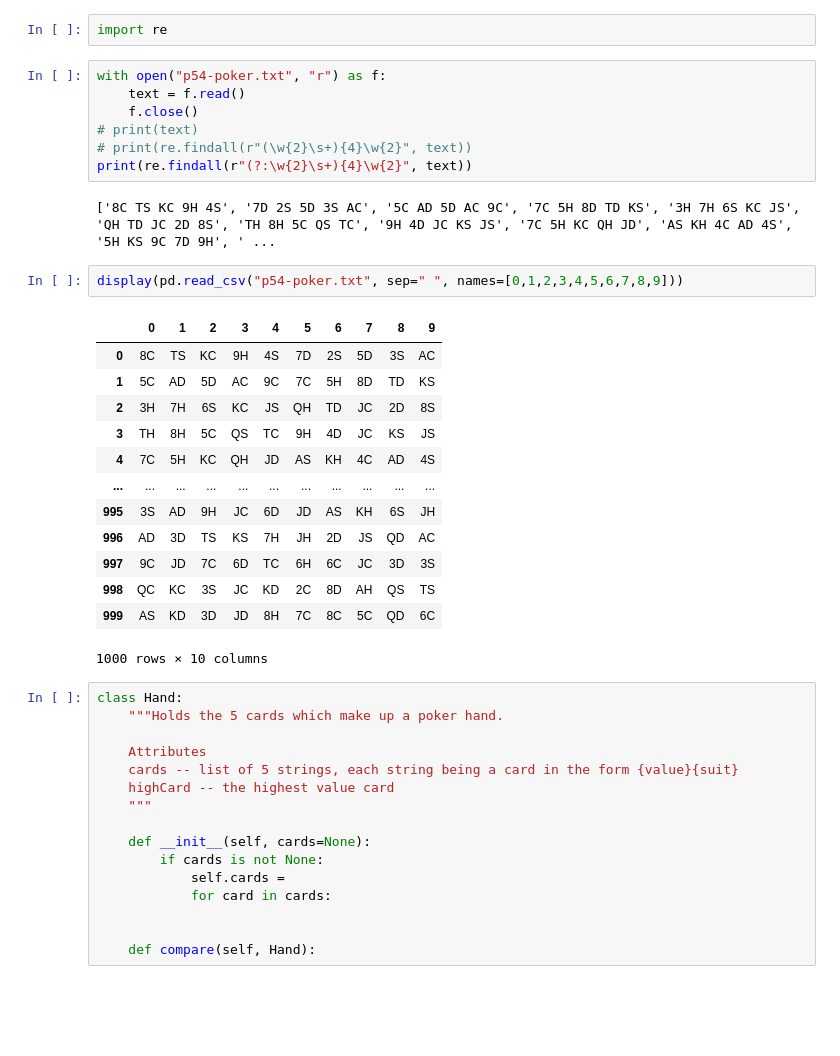
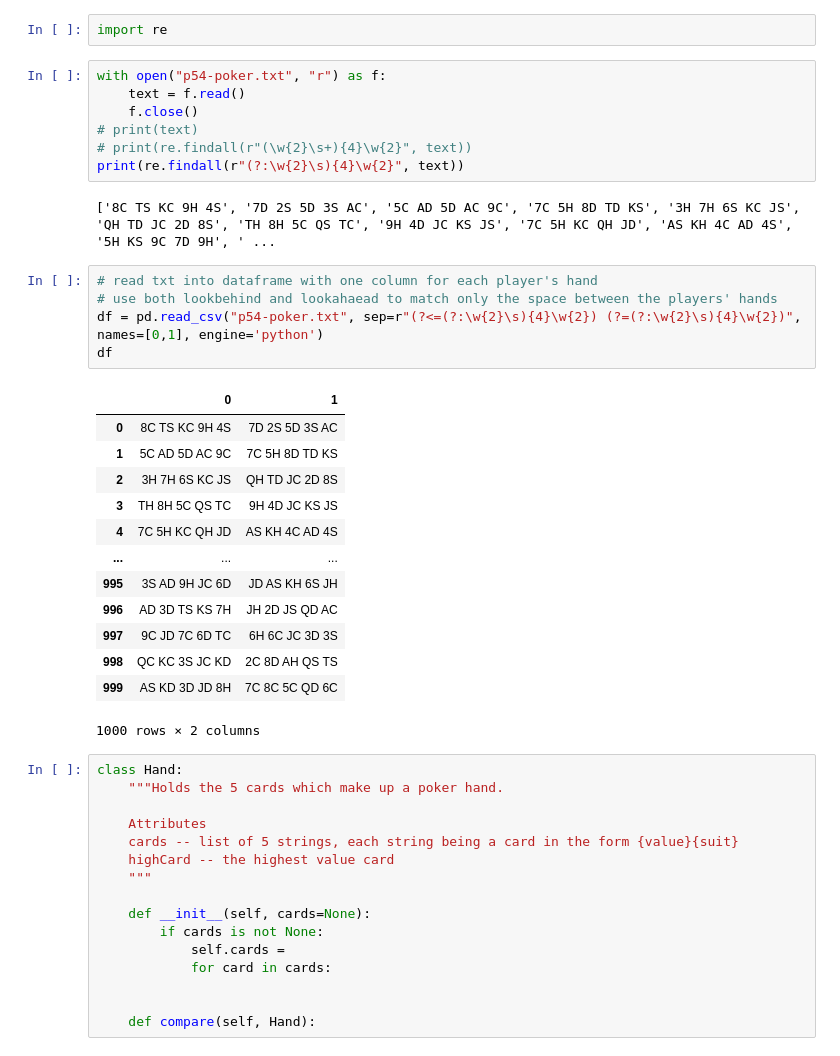
Before and after one commit to alice-gottlieb/project-euler, a Jupyter notebook: pe1-100.ipynb, the cells around one changed output. Drawn from its saved outputs; the diff is of its cells as text; blank space fills up the shorter version.

Commit message:
54: Read in poker hands with one col for each hand

```diff
--- a/pe1-100.ipynb
+++ b/pe1-100.ipynb
@@ -533,25 +533,28 @@ with open("p54-poker.txt", "r") as f:
     f.close()
 # print(text)
 # print(re.findall(r"(\w{2}\s+){4}\w{2}", text))
-print(re.findall(r"(?:\w{2}\s+){4}\w{2}", text))
+print(re.findall(r"(?:\w{2}\s){4}\w{2}", text))
 # %% [output]
 ['8C TS KC 9H 4S', '7D 2S 5D 3S AC', '5C AD 5D AC 9C', '7C 5H 8D TD KS', '3H 7H 6S KC JS', 'QH TD JC 2D 8S', 'TH 8H 5C QS TC', '9H 4D JC KS JS', '7C 5H KC QH JD', 'AS KH 4C AD 4S', '5H KS 9C 7D 9H', ' ...
-# %%
-display(pd.read_csv("p54-poker.txt", sep=" ", names=[0,1,2,3,4,5,6,7,8,9]))
-# %% [output]
-|  | 0 | 1 | 2 | 3 | 4 | 5 | 6 | 7 | 8 | 9 |
-| 0 | 8C | TS | KC | 9H | 4S | 7D | 2S | 5D | 3S | AC |
-| 1 | 5C | AD | 5D | AC | 9C | 7C | 5H | 8D | TD | KS |
-| 2 | 3H | 7H | 6S | KC | JS | QH | TD | JC | 2D | 8S |
-| 3 | TH | 8H | 5C | QS | TC | 9H | 4D | JC | KS | JS |
-| 4 | 7C | 5H | KC | QH | JD | AS | KH | 4C | AD | 4S |
-| ... | ... | ... | ... | ... | ... | ... | ... | ... | ... | ... |
-| 995 | 3S | AD | 9H | JC | 6D | JD | AS | KH | 6S | JH |
-| 996 | AD | 3D | TS | KS | 7H | JH | 2D | JS | QD | AC |
-| 997 | 9C | JD | 7C | 6D | TC | 6H | 6C | JC | 3D | 3S |
-| 998 | QC | KC | 3S | JC | KD | 2C | 8D | AH | QS | TS |
-| 999 | AS | KD | 3D | JD | 8H | 7C | 8C | 5C | QD | 6C |
-1000 rows × 10 columns
+# %%
+# read txt into dataframe with one column for each player's hand
+# use both lookbehind and lookahaead to match only the space between the players' hands
+df = pd.read_csv("p54-poker.txt", sep=r"(?<=(?:\w{2}\s){4}\w{2}) (?=(?:\w{2}\s){4}\w{2})", names=[0,1], engine='python')
+df
+# %% [output]
+|  | 0 | 1 |
+| 0 | 8C TS KC 9H 4S | 7D 2S 5D 3S AC |
+| 1 | 5C AD 5D AC 9C | 7C 5H 8D TD KS |
+| 2 | 3H 7H 6S KC JS | QH TD JC 2D 8S |
+| 3 | TH 8H 5C QS TC | 9H 4D JC KS JS |
+| 4 | 7C 5H KC QH JD | AS KH 4C AD 4S |
+| ... | ... | ... |
+| 995 | 3S AD 9H JC 6D | JD AS KH 6S JH |
+| 996 | AD 3D TS KS 7H | JH 2D JS QD AC |
+| 997 | 9C JD 7C 6D TC | 6H 6C JC 3D 3S |
+| 998 | QC KC 3S JC KD | 2C 8D AH QS TS |
+| 999 | AS KD 3D JD 8H | 7C 8C 5C QD 6C |
+1000 rows × 2 columns
 # %%
 class Hand:
     """Holds the 5 cards which make up a poker hand.
```
